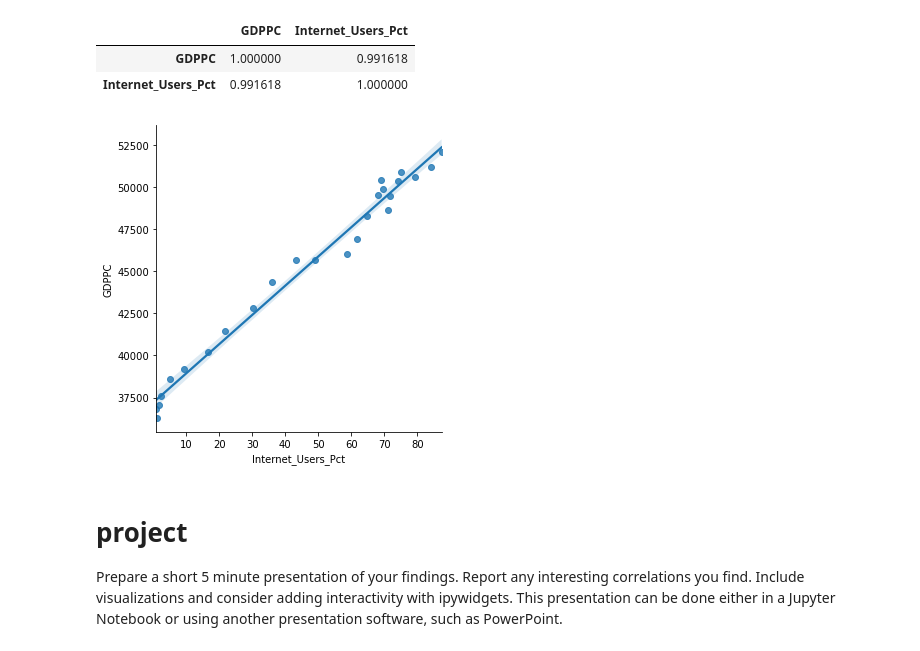
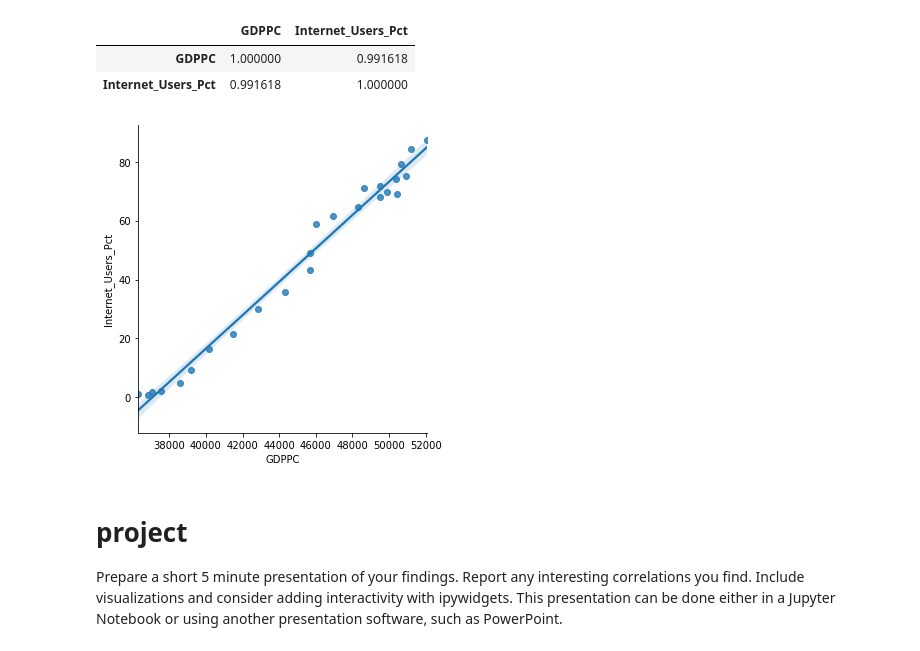
Before and after one commit to nss-data-science-cohort-4/dq1-undata-matthgray, a Jupyter notebook: un_data.ipynb, the cells around one changed output. Drawn from its saved outputs; the diff is of its cells as text; code cells hidden in the pictures.

```diff
--- a/un_data.ipynb
+++ b/un_data.ipynb
@@ -603,9 +640,9 @@ us_un_df[['GDPPC', 'Internet_Users_Pct']].corr()
 | GDPPC | 1.000000 | 0.991618 |
 | Internet_Users_Pct | 0.991618 | 1.000000 |
 # %%
-sns.lmplot(x='Internet_Users_Pct', y='GDPPC', data=us_un_df);#.set_title("USA!,USA!,USA!");
+sns.lmplot(x='GDPPC', y='Internet_Users_Pct', data=us_un_df);
 # %% [output]
-[figure, old version]
+[figure, new version]
 # %% [markdown]
 # project
 
```
Also changed, not shown: parts of 40 cells of this notebook.
